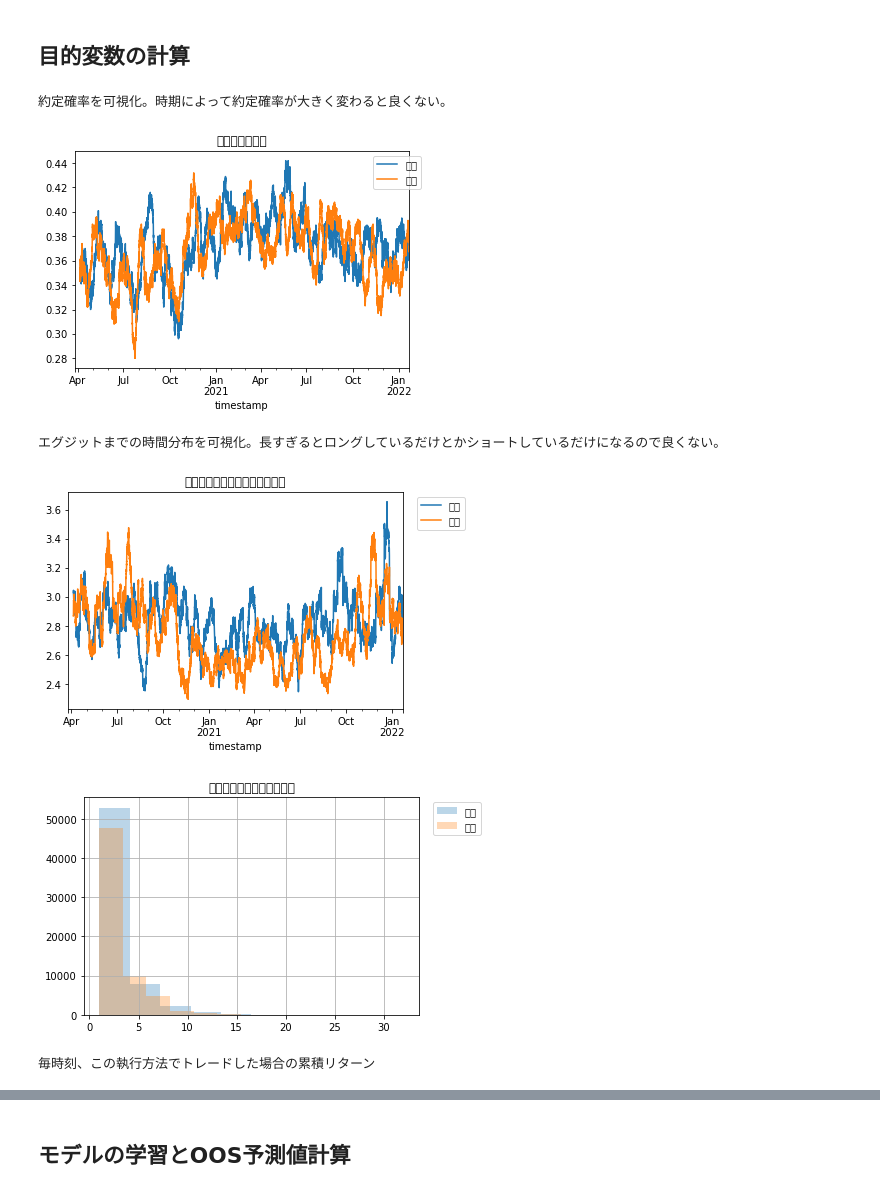
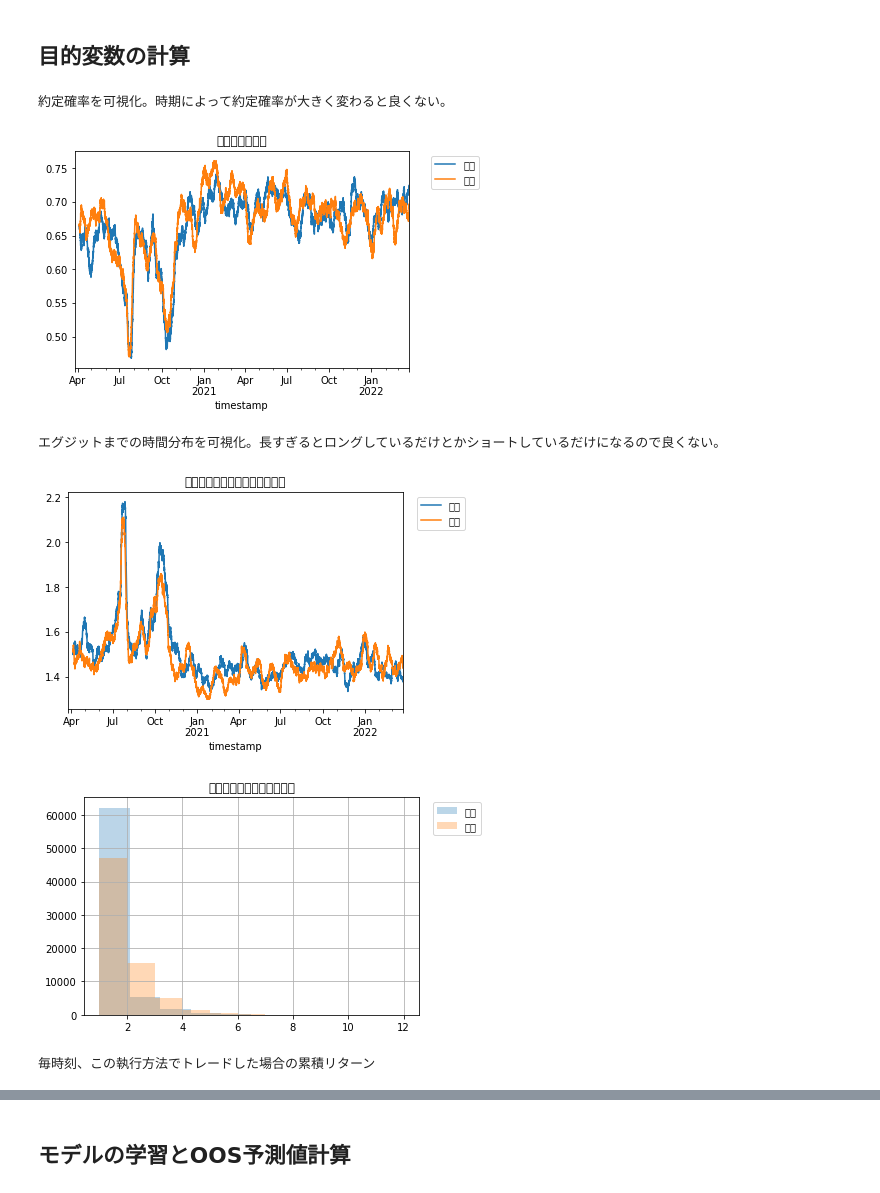
Before and after one commit to yydevelop/bot, a Jupyter notebook: bybit/tutorial-bybit.ipynb, the cells around one changed output, grey strips where cells are left out. Drawn from its saved outputs; the diff is of its cells as text; code cells hidden in the pictures.

```diff
--- a/bybit/tutorial-bybit.ipynb
+++ b/bybit/tutorial-bybit.ipynb
@@ -261,7 +298,8 @@ df = pd.read_pickle('df_bybit_features.pkl')
 pips = 0.5
 
 # ATRで指値距離を計算します
-limit_price_dist = df['ATR'] * 0.5
+# limit_price_dist = df['ATR'] * 0.5
+limit_price_dist = df['ATR'] * 0.2
 limit_price_dist = np.maximum(1, (limit_price_dist / pips).round().fillna(1)) * pips
 
 # 終値から両側にlimit_price_distだけ離れたところに、買い指値と売り指値を出します
@@ -317,35 +355,35 @@ df['sell_cost'] = np.where(
 print('約定確率を可視化。時期によって約定確率が大きく変わると良くない。')
 df['buy_executed'].rolling(1000).mean().plot(label='買い')
 df['sell_executed'].rolling(1000).mean().plot(label='売り')
 plt.title('約定確率の推移')
 plt.legend(bbox_to_anchor=(1.05, 1))
 plt.show()
 
 print('エグジットまでの時間分布を可視化。長すぎるとロングしているだけとかショートしているだけになるので良くない。')
 df['buy_fet'].rolling(1000).mean().plot(label='買い')
 df['sell_fet'].rolling(1000).mean().plot(label='売り')
 plt.title('エグジットまでの平均時間推移')
 plt.legend(bbox_to_anchor=(1.2, 1))
 plt.show()
 
 df['buy_fet'].hist(alpha=0.3, label='買い')
 df['sell_fet'].hist(alpha=0.3, label='売り')
 plt.title('エグジットまでの時間分布')
 plt.legend(bbox_to_anchor=(1.2, 1))
 plt.show()
 
 print('毎時刻、この執行方法でトレードした場合の累積リターン')
 df['y_buy'].cumsum().plot(label='買い')
 df['y_sell'].cumsum().plot(label='売り')
 plt.title('累積リターン')
 plt.legend(bbox_to_anchor=(1.05, 1))
 plt.show()
 
 df.to_pickle('df_bybit_y.pkl')
 # %% [output]
 約定確率を可視化。時期によって約定確率が大きく変わると良くない。
-[figure, old version]
+[figure, new version]
 エグジットまでの時間分布を可視化。長すぎるとロングしているだけとかショートしているだけになるので良くない。
-[figure, old version]
+[figure, new version]
-[figure, old version]
+[figure, new version]
 毎時刻、この執行方法でトレードした場合の累積リターン
```
Also changed, not shown: parts of 10 cells of this notebook, 4 other files.
